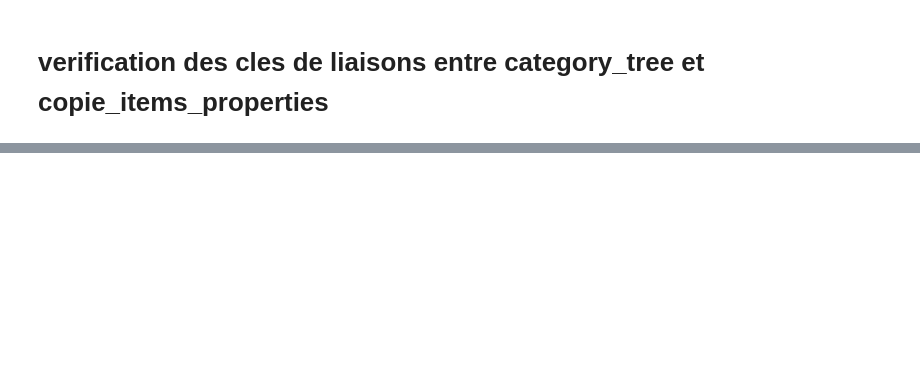
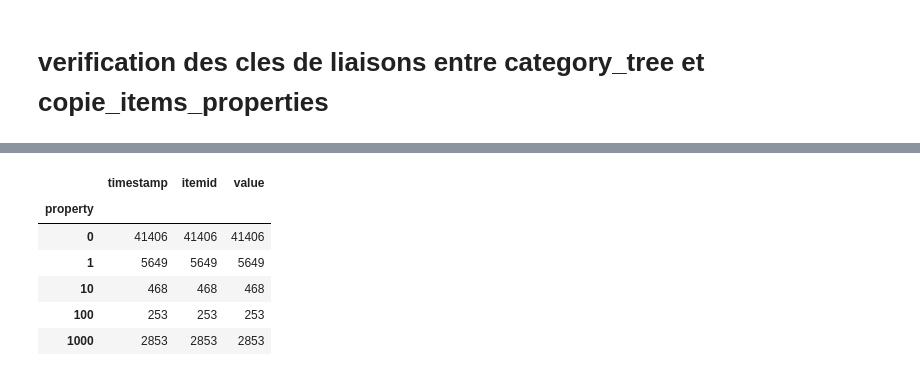
Before and after one commit to guylain237/BIG_DATA_Analyse_Optimisation_site_Ecommerce, a Jupyter notebook: notebooks/data.ipynb, the cells around one changed output, grey strips where cells are left out. Cells and saved outputs as stored; diff of their text form; code cells hidden in the pictures; blank space fills up the shorter version.

```diff
--- a/notebooks/data.ipynb
+++ b/notebooks/data.ipynb
@@ -753,0 +754,10 @@ None
+# %%
+item_properties.groupby('property').count().head()
+# %% [output]
+|  | timestamp | itemid | value |
+| property |  |  |  |
+| 0 | 41406 | 41406 | 41406 |
+| 1 | 5649 | 5649 | 5649 |
+| 10 | 468 | 468 | 468 |
+| 100 | 253 | 253 | 253 |
+| 1000 | 2853 | 2853 | 2853 |
```
Also changed, not shown: parts of 28 cells of this notebook, 4 other files.
